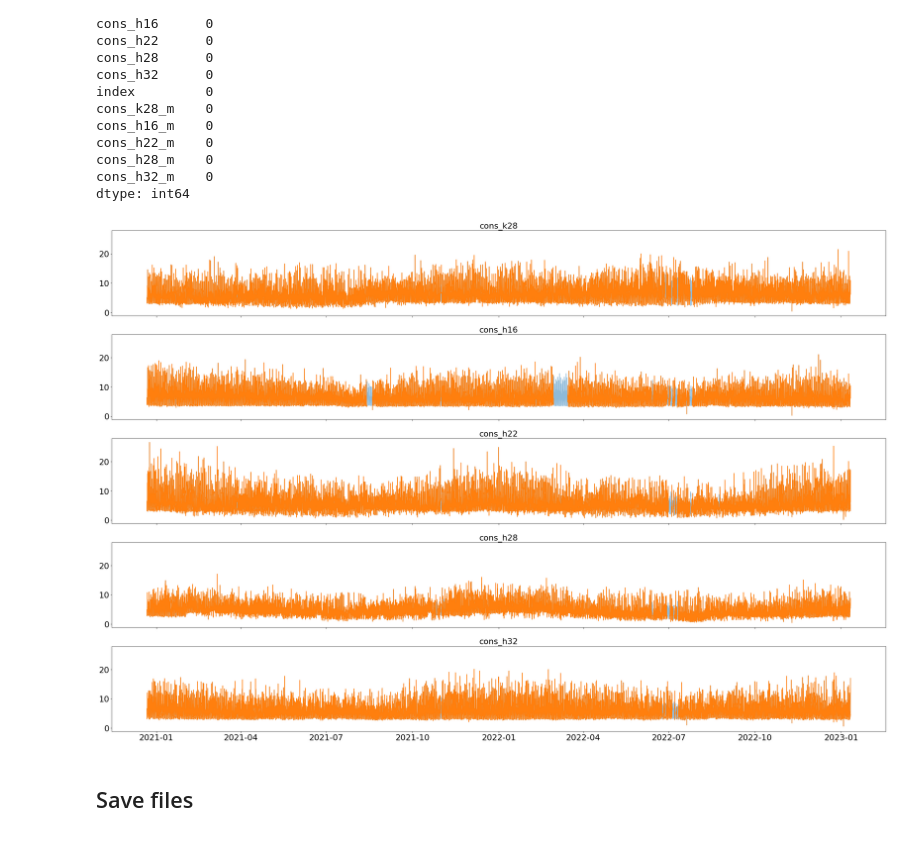
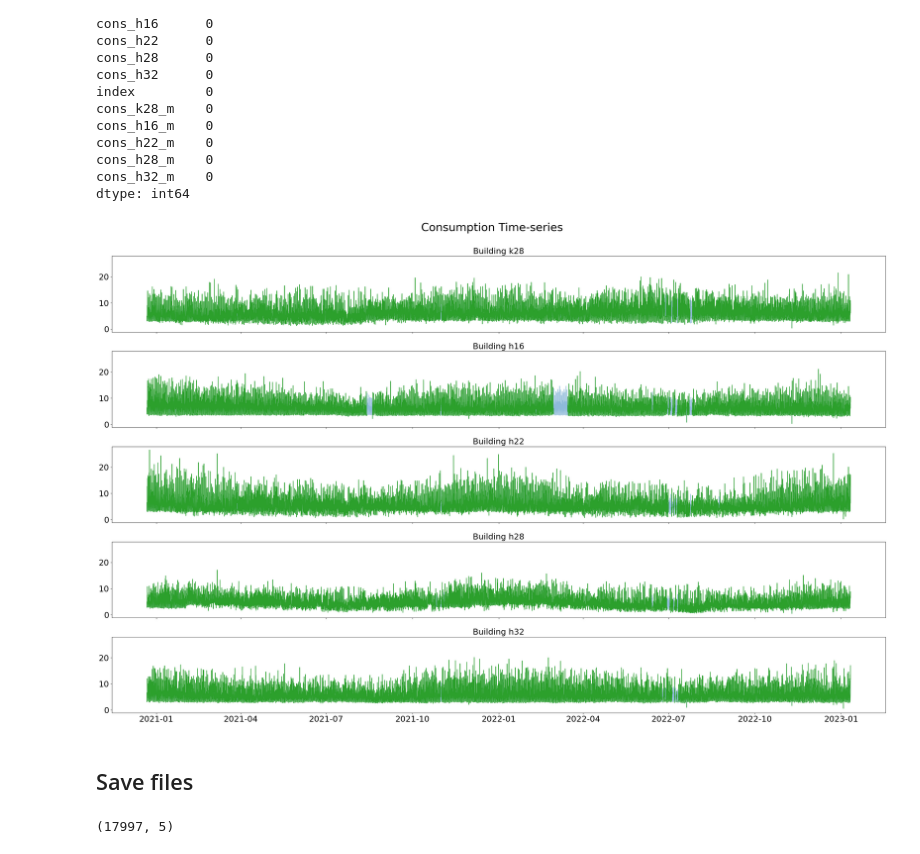
Before and after one commit to LortSkit/Bachelor-project, a Jupyter notebook: Initial-Analysis/Fill-missing-vals.ipynb, the cells around one changed output. Cells and saved outputs as stored; diff of their text form; code cells hidden in the pictures.

```diff
--- a/Initial-Analysis/Fill-missing-vals.ipynb
+++ b/Initial-Analysis/Fill-missing-vals.ipynb
@@ -5,7 +5,7 @@ import matplotlib.pyplot as plt
 plt.rcParams["figure.figsize"] = (20,3)
 plt.rcParams.update({'font.size': 22})
 # %%
-df = pd.read_csv('complete_dataset.csv')
+df = pd.read_csv("C:/Users/vidis/OneDrive/Desktop/Spring23/BachelorProject/complete_dataset.csv")
 df = df.set_index(pd.to_datetime(df['Time'])).drop(['Time'],axis=1)
 
 # create seasonal indices
@@ -90,9 +98,11 @@ fig, axs = plt.subplots(nrows = 5, ncols=1,figsize=(30,20),sharex=True, sharey=T
 for i, x in enumerate(lst):
     axs[i].plot(pf_filled[x], alpha=0.5)
     axs[i].plot(pf[x])
-    axs[i].set_title(x,fontsize=22)
+    string = 'Building '+x.split('_')[1]
+    axs[i].set_title(string,fontsize=22)
 
-fig.tight_layout()
+fig.tight_layout(rect=[0, 0.03, 1, 0.95])
+fig.suptitle('Production Time-series',fontsize=30)
 plt.savefig("prod_filled.png")
 plt.show()
 plt.clf()
@@ -158,21 +168,27 @@ lst.remove('Time')
 # %%
 fig, axs = plt.subplots(nrows = 5, ncols=1,figsize=(30,20),sharex=True, sharey=True)
 
 for i, x in enumerate(lst):
-    axs[i].plot(cf_filled[x], alpha=0.5)
-    axs[i].plot(cf[x])
-    axs[i].set_title(x,fontsize=22)
+    axs[i].plot(cf_filled[x], alpha=0.5, color='tab:blue')
+    axs[i].plot(cf[x], color='tab:green')
+    string = 'Building '+x.split('_')[1]
+    axs[i].set_title(string,fontsize=22)
 
-fig.tight_layout()
+fig.tight_layout(rect=[0, 0.03, 1, 0.95])
+fig.suptitle('Consumption Time-series',fontsize=30)
 plt.savefig("cons_filled.png")
 plt.show()
 plt.clf()
 plt.close()
 # %% [output]
-[figure, old version]
+[figure, new version]
 # %% [markdown]
 ## Save files
 # %%
 pf_filled.to_csv('pf_filled.csv')
 # %%
 cf_filled.to_csv('cf_filled.csv')
+# %%
+pf_filled.shape
+# %% [output]
+(17997, 5)
```
Also changed, not shown: parts of 5 cells of this notebook.
